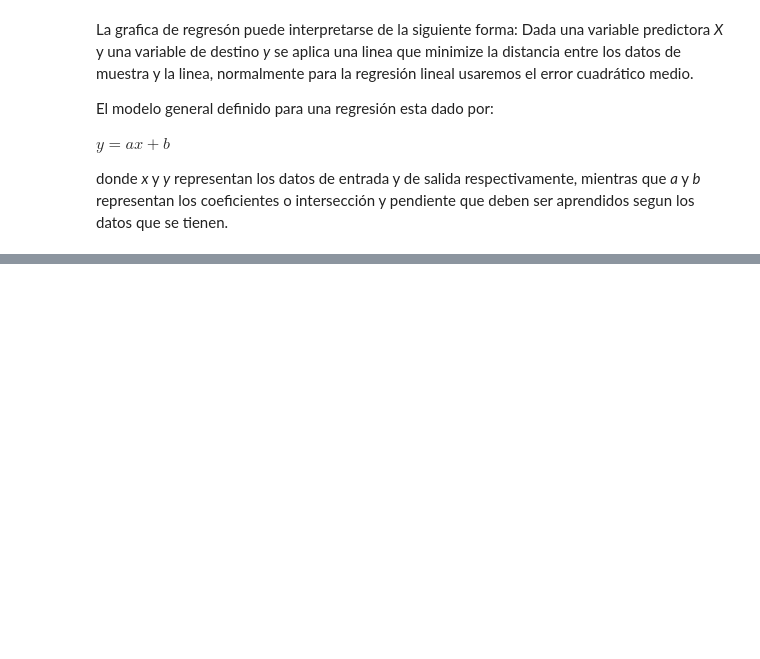
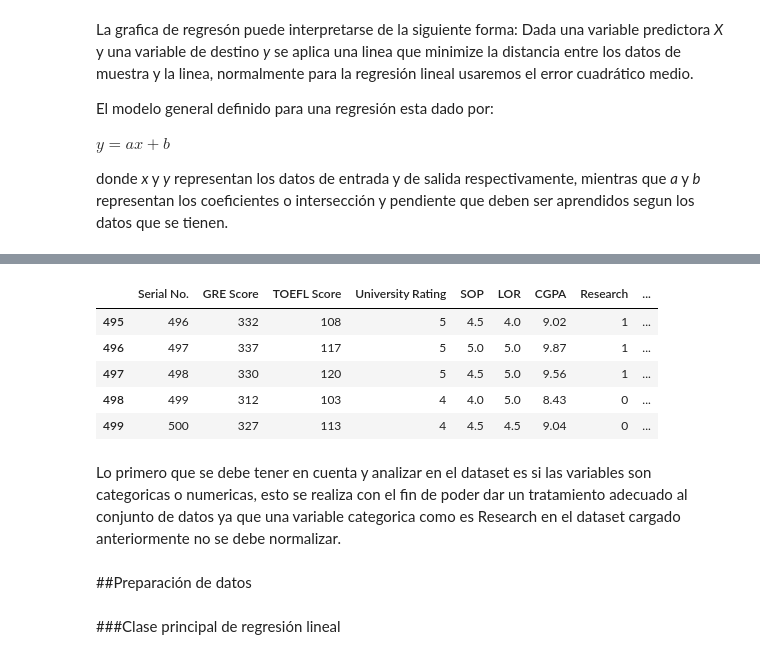
Before and after one commit to TottiPuc/Machine_learning, a Jupyter notebook: Regresion_lineal_tensorflow.ipynb, the cells around one changed output, grey strips where cells are left out. Saved outputs shown, nothing was run; the diff lists cells and outputs as text; code cells hidden in the pictures; blank space fills up the shorter version.

Commit message:
creando la clase regresión

```diff
--- a/Regresion_lineal_tensorflow.ipynb
+++ b/Regresion_lineal_tensorflow.ipynb
@@ -28,0 +53,20 @@ donde *x* y *y* representan los datos de entrada y de salida respectivamente, mi
+# %%
+# cargando el dataset
+from google.colab import files
+uploaded = files.upload()
+# %%
+import io
+data = pd.read_csv(io.BytesIO(uploaded['dataset.csv']))
+# El Dataset esta ahora almacenado en un Pandas Dataframe
+data.tail()
+# %% [output]
+|  | Serial No. | GRE Score | TOEFL Score | University Rating | SOP | LOR | CGPA | Research | ... |
+| 495 | 496 | 332 | 108 | 5 | 4.5 | 4.0 | 9.02 | 1 | ... |
+| 496 | 497 | 337 | 117 | 5 | 5.0 | 5.0 | 9.87 | 1 | ... |
+| 497 | 498 | 330 | 120 | 5 | 4.5 | 5.0 | 9.56 | 1 | ... |
+| 498 | 499 | 312 | 103 | 4 | 4.0 | 5.0 | 8.43 | 0 | ... |
+| 499 | 500 | 327 | 113 | 4 | 4.5 | 4.5 | 9.04 | 0 | ... |
+# %% [markdown]
+Lo primero que se debe tener en cuenta y analizar en el dataset es si las variables son categoricas o numericas, esto se realiza con el fin de poder dar un tratamiento adecuado al conjunto de datos ya que una variable categorica como es Research en el dataset cargado anteriormente no se debe normalizar.
+# %% [markdown]
+##Preparación de datos
@@ -28,0 +91,2 @@ donde *x* y *y* representan los datos de entrada y de salida respectivamente, mi
+# %% [markdown]
+###Clase principal de regresión lineal
```
Also changed, not shown: parts of 6 cells of this notebook.
